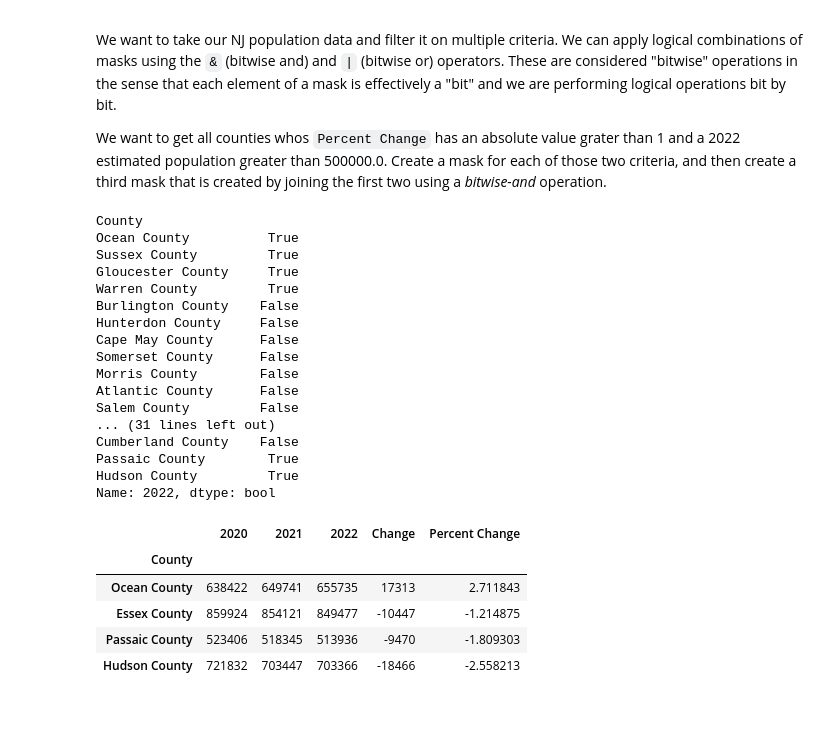
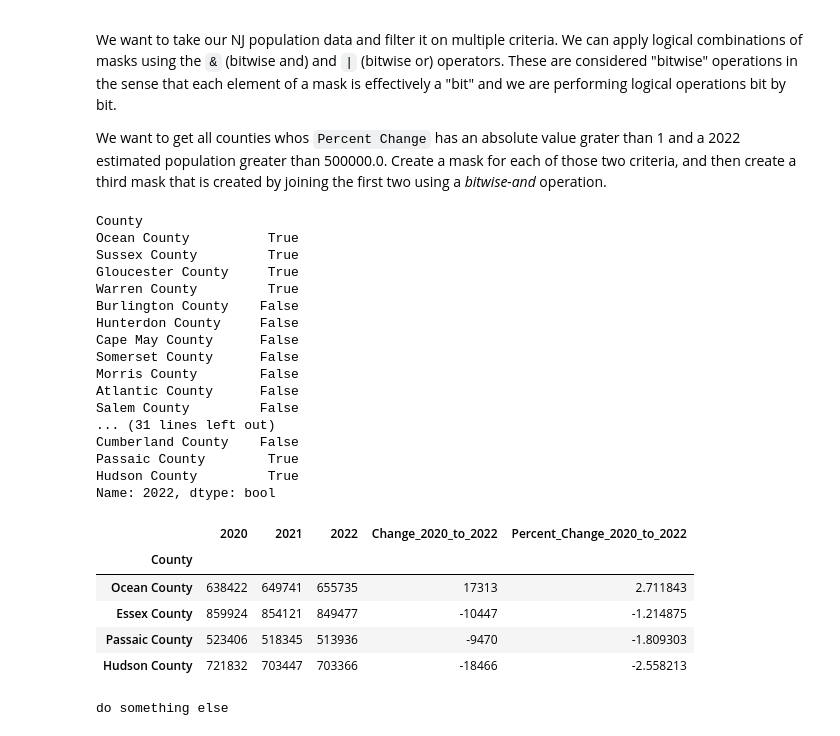
Before and after one commit to namanchauhan8998/DATA_VIZ_PYCHARM, a Jupyter notebook: viz-class-04-main/notebooks/01-pandas.ipynb, the cells around one changed output. Drawn from its saved outputs; the diff is of its cells as text; code cells hidden in the pictures.

```diff
--- a/viz-class-04-main/notebooks/01-pandas.ipynb
+++ b/viz-class-04-main/notebooks/01-pandas.ipynb
@@ -439,7 +562,7 @@ We can assign this expression to a new column; all we need to do is use the subs
 - We are making new column here
 -
 # %%
-nj_county_data['Change'] = nj_county_data[2022] - nj_county_data[2020]
-nj_county_data['Percent Change'] = 100.0 * nj_county_data['Change'] / nj_county_data[2020]
+nj_county_data['Change_2020_to_2022'] = nj_county_data[2022] - nj_county_data[2020]
+nj_county_data['Percent_Change_2020_to_2022'] = 100.0 * nj_county_data['Change_2020_to_2022'] / nj_county_data[2020]
 nj_county_data
 # %% [output]
@@ -464,6 +587,6 @@ nj_county_data
 # %% [markdown]
 We can more clearly see how each county's population has changed - let's sort the dataframe according to the percent changes, in descending order:
 # %%
-nj_county_data.sort_values(by='Percent Change', ascending=False, inplace=True)
+nj_county_data.sort_values(by='Percent_Change_2020_to_2022', ascending=False, inplace=True)
 nj_county_data
 # %% [output]
@@ -494,35 +617,35 @@ We want to take our NJ population data and filter it on multiple criteria. We ca
 
 We want to get all counties whos `Percent Change` has an absolute value grater than 1 and a 2022 estimated population greater than 500000.0. Create a mask for each of those two criteria, and then create a third mask that is created by joining the first two using a *bitwise-and* operation.
 # %%
-mask_percentage_change = nj_county_data['Percent Change'].abs() > 1
+mask_percentage_change = nj_county_data['Percent_Change_2020_to_2022'].abs() > 1
 mask_greater_than_5m = nj_county_data[2022] > 500000
 
 print(mask_percentage_change)
 print('------------')
 print(mask_greater_than_5m)
 
 final_mask = mask_greater_than_5m & mask_percentage_change
 
 nj_county_data[final_mask]
 # %% [output]
 County
 Ocean County          True
 Sussex County         True
 Gloucester County     True
 Warren County         True
 Burlington County    False
 Hunterdon County     False
 Cape May County      False
 Somerset County      False
 Morris County        False
 Atlantic County      False
 Salem County         False
 ... (31 lines left out)
 Cumberland County    False
 Passaic County        True
 Hudson County         True
 Name: 2022, dtype: bool
-|  | 2020 | 2021 | 2022 | Change | Percent Change |
+|  | 2020 | 2021 | 2022 | Change_2020_to_2022 | Percent_Change_2020_to_2022 |
 | County |  |  |  |  |  |
 | Ocean County | 638422 | 649741 | 655735 | 17313 | 2.711843 |
 | Essex County | 859924 | 854121 | 849477 | -10447 | -1.214875 |
@@ -530,0 +657,7 @@ Name: 2022, dtype: bool
+# %%
+if foo(10, 10) > 300:
+    print('do something')
+else:
+    print('do something else')
+# %% [output]
+do something else
```
Also changed, not shown: parts of 41 cells of this notebook, 2 other files.
